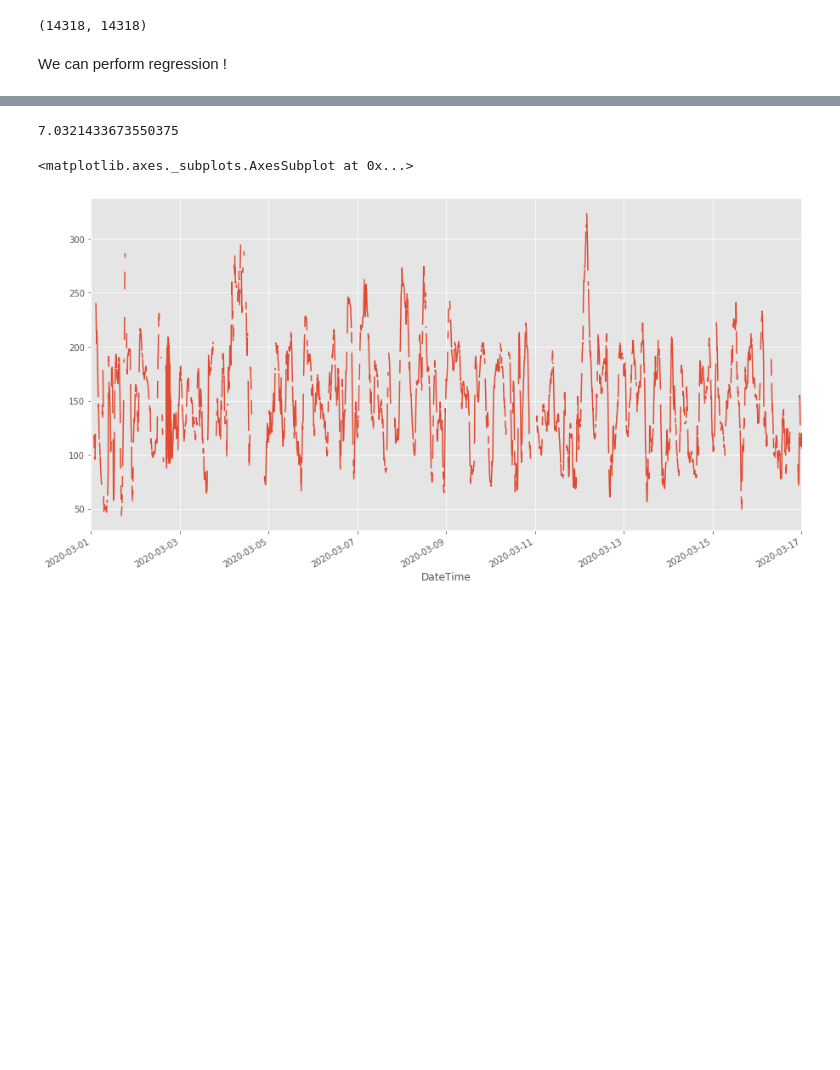
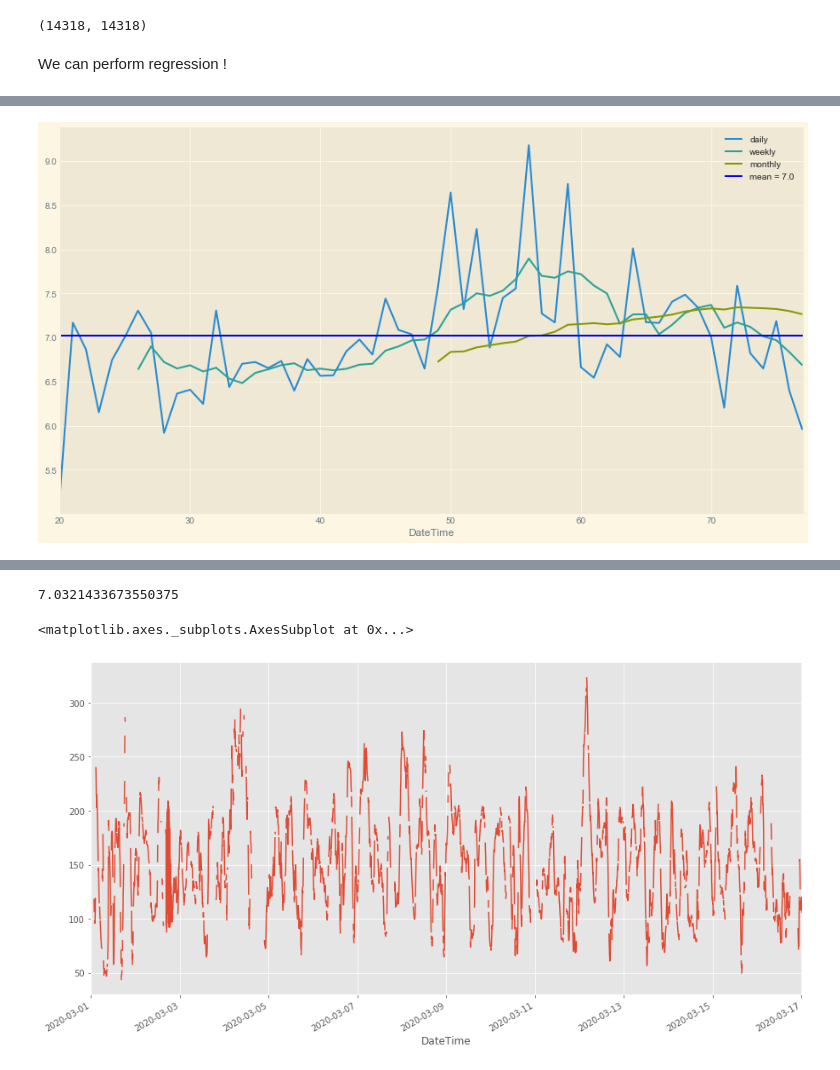
Before and after one commit to gmagannaDevelop/Diabetes-Analysis, a Jupyter notebook: Exploratory.ipynb, the cells around one changed output, grey strips where cells are left out. Drawn from its saved outputs; the diff is of its cells as text; code cells hidden in the pictures; blank space fills up the shorter version.

```diff
--- a/Exploratory.ipynb
+++ b/Exploratory.ipynb
@@ -28,7 +33,7 @@ from sklearn import preprocessing
 # %%
 %matplotlib inline
 plt.rcParams['figure.figsize'] = (15, 8)
-plt.style.use('ggplot')
+plt.style.use('Solarize_Light2')
 # %%
 def time_indexed_df(df1: pd.core.frame.DataFrame, columname: str) -> pd.core.frame.DataFrame:
     """
@@ -95,6 +100,26 @@ def merge_on_duplicate_idx(
 
     return y
 ##
+
+def comparative_hba1c_plot(
+    df: pd.core.frame.DataFrame,
+    colum_name: str = "Sensor Glucose (mg/dL)",
+    hba1c: Callable = lambda x: (x + 105) / 36.5,
+    windows: Dict[str,int] = {
+        "weekly": 7,
+        "monthly": 30
+    }
+) -> NoReturn:
+    """
+
+    """
+    df.groupby(df.index.dayofyear)[colum_name].mean().apply(hba1c).plot(**{"label":"daily"})
+    for key, value in windows.items():
+        df.groupby(df.index.dayofyear)[colum_name].mean().rolling(value).mean().apply(hba1c).plot(**{"label":key})
+    mean_hba1c = hba1c(df[colum_name].mean())
+    plt.axhline(mean_hba1c, **{"label": f"mean = {round(mean_hba1c,1)}", "c": "blue"})
+    plt.legend()
+##
 # %%
 hba1c = lambda x: (x + 105) / 36.5
 # %%
@@ -193,0 +187,4 @@ hba1c(whole['Sensor Glucose (mg/dL)'].dropna().mean())
+# %%
+comparative_hba1c_plot(whole)
+# %% [output]
+[figure, added]
```
Also changed, not shown: parts of 10 cells of this notebook, 1 other file.
